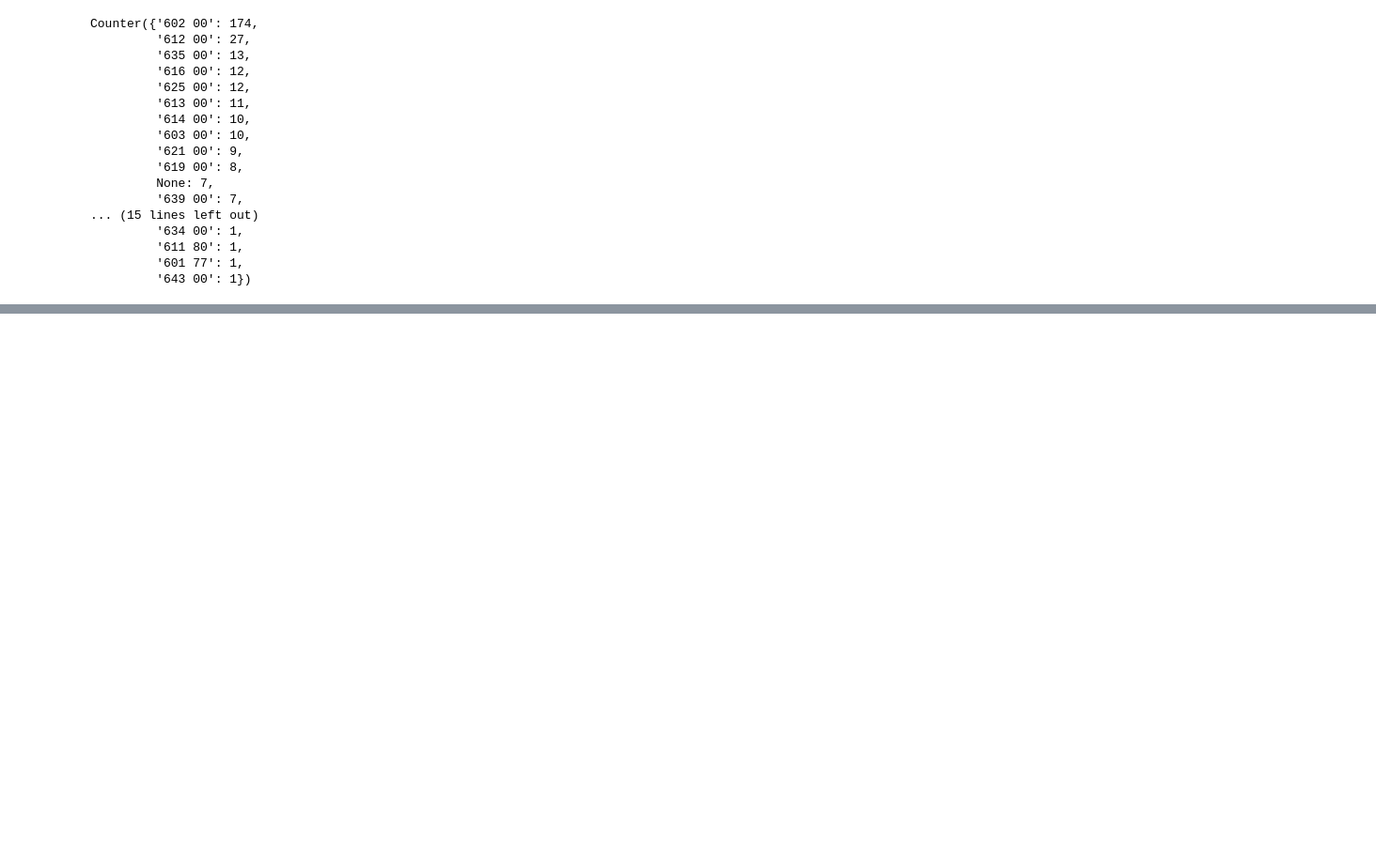
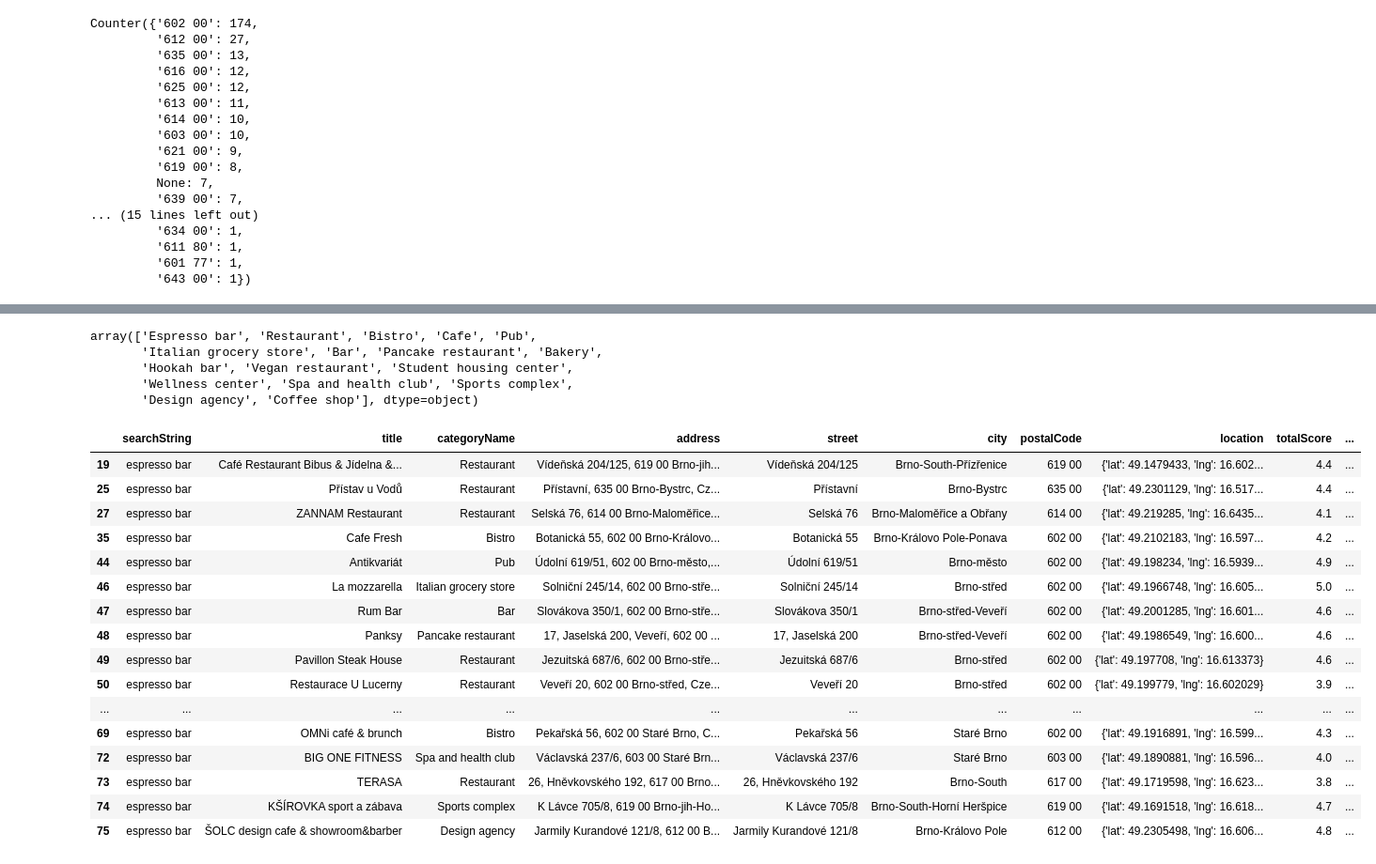
Before and after one commit to eliska-striteska/DA-Czechitas-2024-Projekt-Brnenske-kavarny, a Jupyter notebook: prochazeni_dat_web_scraping.ipynb, the cells around one changed output, grey strips where cells are left out. Shown at 94% size. Saved outputs shown, nothing was run; the diff lists cells and outputs as text; code cells hidden in the pictures; blank space fills up the shorter version.

Commit message:
procházení dat z nových datasetů (podle kategorií)

```diff
--- a/prochazeni_dat_web_scraping.ipynb
+++ b/prochazeni_dat_web_scraping.ipynb
@@ -83,0 +145,4 @@ Counter({'602 00': 174,
+# %%
+category_espresso_bar = pd.read_json('dataset_google-maps-extractor_Brno_category_espresso_bar_cleaned.json')
+category_espresso_bar.shape
+category_espresso_bar
@@ -83,0 +163,31 @@ Counter({'602 00': 174,
+# %%
+category_espresso_bar['categoryName'].unique()
+# %% [output]
+array(['Espresso bar', 'Restaurant', 'Bistro', 'Cafe', 'Pub',
+       'Italian grocery store', 'Bar', 'Pancake restaurant', 'Bakery',
+       'Hookah bar', 'Vegan restaurant', 'Student housing center',
+       'Wellness center', 'Spa and health club', 'Sports complex',
+       'Design agency', 'Coffee shop'], dtype=object)
+# %%
+not_cafe_3 = category_espresso_bar[category_espresso_bar['categoryName'] != 'Espresso bar']
+not_cafe_3 = not_cafe_3[category_espresso_bar['categoryName'] != 'Cafe']
+not_cafe_3 = not_cafe_3[category_espresso_bar['categoryName'] != 'Coffee shop']
+not_cafe_3
+# %% [output]
+|  | searchString | title | categoryName | address | street | city | postalCode | location | totalScore | ... |
+| 19 | espresso bar | Café Restaurant Bibus & Jídelna &... | Restaurant | Vídeňská 204/125, 619 00 Brno-jih... | Vídeňská 204/125 | Brno-South-Přízřenice | 619 00 | {'lat': 49.1479433, 'lng': 16.602... | 4.4 | ... |
+| 25 | espresso bar | Přístav u Vodů | Restaurant | Přístavní, 635 00 Brno-Bystrc, Cz... | Přístavní | Brno-Bystrc | 635 00 | {'lat': 49.2301129, 'lng': 16.517... | 4.4 | ... |
+| 27 | espresso bar | ZANNAM Restaurant | Restaurant | Selská 76, 614 00 Brno-Maloměřice... | Selská 76 | Brno-Maloměřice a Obřany | 614 00 | {'lat': 49.219285, 'lng': 16.6435... | 4.1 | ... |
+| 35 | espresso bar | Cafe Fresh | Bistro | Botanická 55, 602 00 Brno-Královo... | Botanická 55 | Brno-Královo Pole-Ponava | 602 00 | {'lat': 49.2102183, 'lng': 16.597... | 4.2 | ... |
+| 44 | espresso bar | Antikvariát | Pub | Údolní 619/51, 602 00 Brno-město,... | Údolní 619/51 | Brno-město | 602 00 | {'lat': 49.198234, 'lng': 16.5939... | 4.9 | ... |
+| 46 | espresso bar | La mozzarella | Italian grocery store | Solniční 245/14, 602 00 Brno-stře... | Solniční 245/14 | Brno-střed | 602 00 | {'lat': 49.1966748, 'lng': 16.605... | 5.0 | ... |
+| 47 | espresso bar | Rum Bar | Bar | Slovákova 350/1, 602 00 Brno-stře... | Slovákova 350/1 | Brno-střed-Veveří | 602 00 | {'lat': 49.2001285, 'lng': 16.601... | 4.6 | ... |
+| 48 | espresso bar | Panksy | Pancake restaurant | 17, Jaselská 200, Veveří, 602 00 ... | 17, Jaselská 200 | Brno-střed-Veveří | 602 00 | {'lat': 49.1986549, 'lng': 16.600... | 4.6 | ... |
+| 49 | espresso bar | Pavillon Steak House | Restaurant | Jezuitská 687/6, 602 00 Brno-stře... | Jezuitská 687/6 | Brno-střed | 602 00 | {'lat': 49.197708, 'lng': 16.613373} | 4.6 | ... |
+| 50 | espresso bar | Restaurace U Lucerny | Restaurant | Veveří 20, 602 00 Brno-střed, Cze... | Veveří 20 | Brno-střed | 602 00 | {'lat': 49.199779, 'lng': 16.602029} | 3.9 | ... |
+| ... | ... | ... | ... | ... | ... | ... | ... | ... | ... | ... |
+| 69 | espresso bar | OMNi café & brunch | Bistro | Pekařská 56, 602 00 Staré Brno, C... | Pekařská 56 | Staré Brno | 602 00 | {'lat': 49.1916891, 'lng': 16.599... | 4.3 | ... |
+| 72 | espresso bar | BIG ONE FITNESS | Spa and health club | Václavská 237/6, 603 00 Staré Brn... | Václavská 237/6 | Staré Brno | 603 00 | {'lat': 49.1890881, 'lng': 16.596... | 4.0 | ... |
+| 73 | espresso bar | TERASA | Restaurant | 26, Hněvkovského 192, 617 00 Brno... | 26, Hněvkovského 192 | Brno-South | 617 00 | {'lat': 49.1719598, 'lng': 16.623... | 3.8 | ... |
+| 74 | espresso bar | KŠÍROVKA sport a zábava | Sports complex | K Lávce 705/8, 619 00 Brno-jih-Ho... | K Lávce 705/8 | Brno-South-Horní Heršpice | 619 00 | {'lat': 49.1691518, 'lng': 16.618... | 4.7 | ... |
+| 75 | espresso bar | ŠOLC design cafe & showroom&barber | Design agency | Jarmily Kurandové 121/8, 612 00 B... | Jarmily Kurandové 121/8 | Brno-Královo Pole | 612 00 | {'lat': 49.2305498, 'lng': 16.606... | 4.8 | ... |
```
Also changed, not shown: parts of 7 cells of this notebook, 2 other files.
